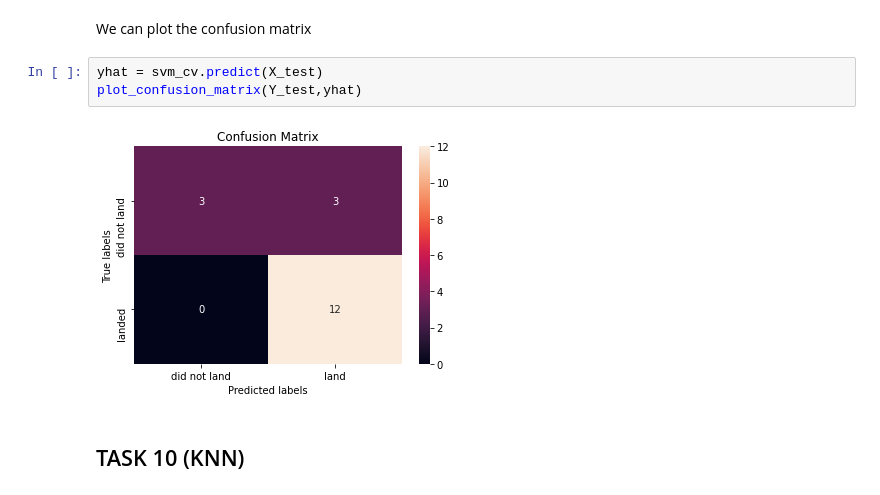
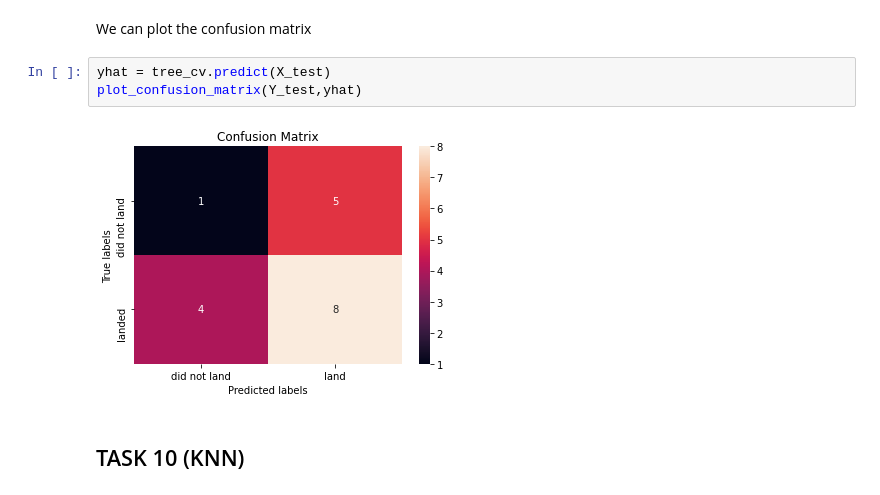
Before and after one commit to kuma34989/testrepo, a Jupyter notebook: Machine Learning Prediction.ipynb, the cells around one changed output. Saved outputs shown, nothing was run; the diff lists cells and outputs as text.

```diff
--- a/Machine Learning Prediction.ipynb
+++ b/Machine Learning Prediction.ipynb
@@ -282,10 +282,10 @@ tree_cv.score(X_test,Y_test)
 # %% [markdown]
 We can plot the confusion matrix
 # %%
-yhat = svm_cv.predict(X_test)
+yhat = tree_cv.predict(X_test)
 plot_confusion_matrix(Y_test,yhat)
 # %% [output]
-[figure, old version]
+[figure, new version]
 # %% [markdown]
 ## TASK  10 (KNN)
 # %% [markdown]
```
Also changed, not shown: parts of 4 cells of this notebook.
